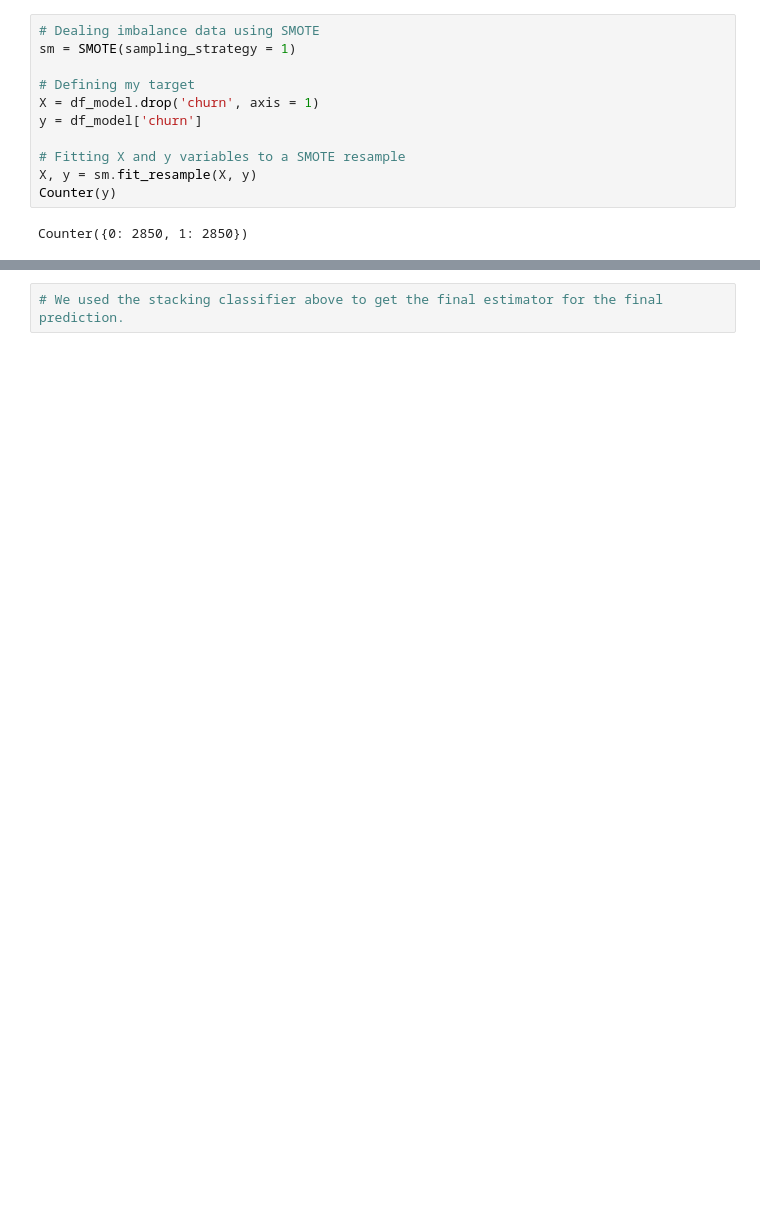
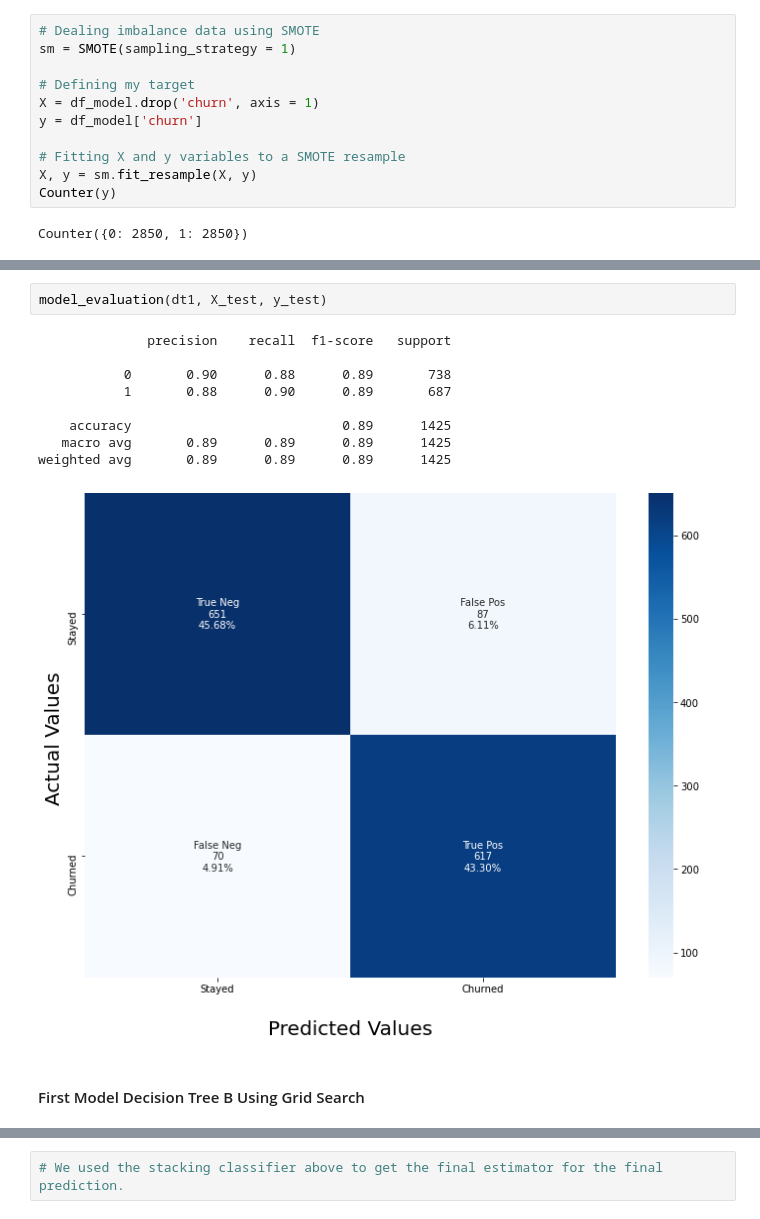
Before and after one commit to Dmoreir1/DSC-Flatiron-Project3, a Jupyter notebook: main-project-notebook.ipynb, the cells around one changed output, grey strips where cells are left out. Drawn from its saved outputs; the diff is of its cells as text; blank space fills up the shorter version.

```diff
--- a/main-project-notebook.ipynb
+++ b/main-project-notebook.ipynb
@@ -464,0 +461,14 @@ weighted avg       0.94      0.94      0.94      1425
+# %%
+model_evaluation(dt1, X_test, y_test)
+# %% [output]
+              precision    recall  f1-score   support
+
+           0       0.90      0.88      0.89       738
+           1       0.88      0.90      0.89       687
+
+    accuracy                           0.89      1425
+   macro avg       0.89      0.89      0.89      1425
+weighted avg       0.89      0.89      0.89      1425
+[figure, added]
+# %% [markdown]
+#### First Model Decision Tree B Using Grid Search
```
Also changed, not shown: parts of 60 cells of this notebook.
